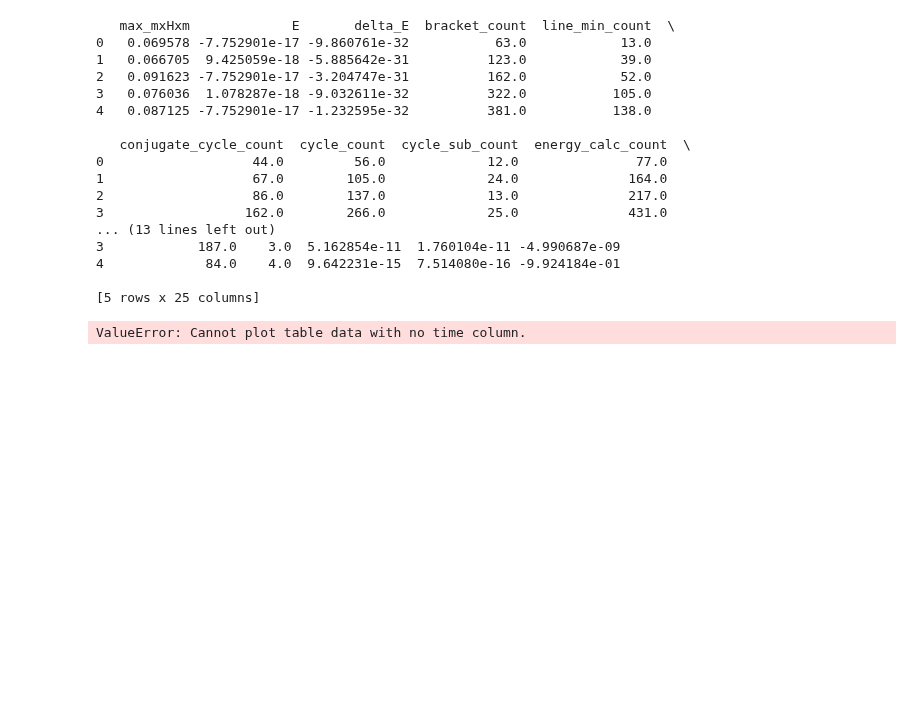
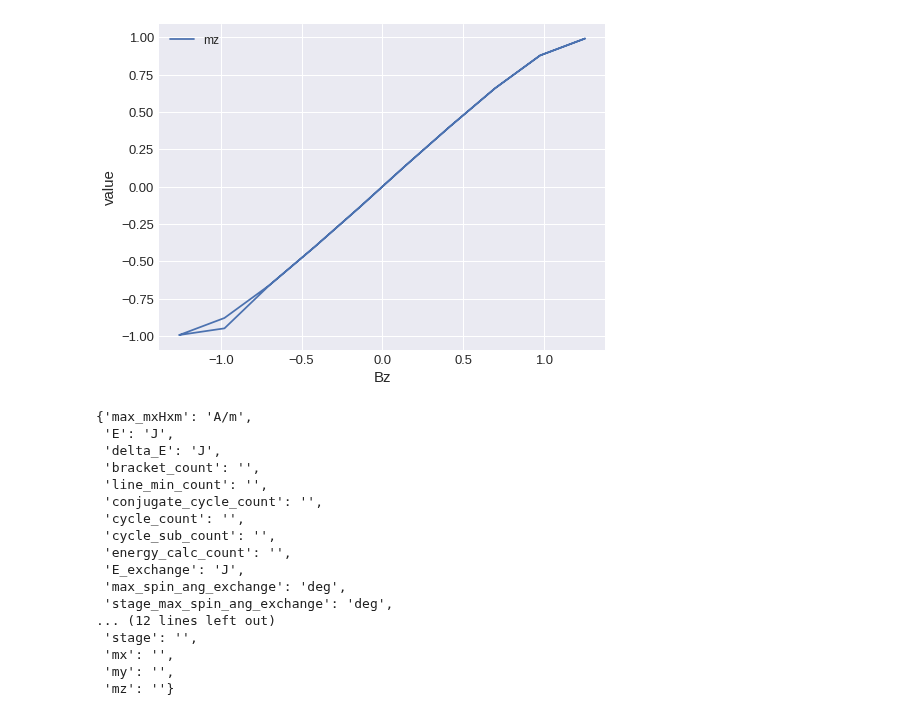
Before and after one commit to ubermag/oommfc, a Jupyter notebook: dev/hysteresis.ipynb, the cells around one changed output. Drawn from its saved outputs; the diff is of its cells as text; code cells hidden in the pictures; blank space fills up the shorter version.

Commit message:
New table interface.

```diff
--- a/dev/hysteresis.ipynb
+++ b/dev/hysteresis.ipynb
@@ -66,27 +66,27 @@ system.m.orientation((-20e-9, 0, 0))
+# %%
+system.table.mpl(x='Bz', y=['mz'])
+# %% [output]
+[figure, added]
 # %%
-system.table
+system.table.units
 # %% [output]
-   max_mxHxm             E       delta_E  bracket_count  line_min_count  \
-0   0.069578 -7.752901e-17 -9.860761e-32           63.0            13.0
-1   0.066705  9.425059e-18 -5.885642e-31          123.0            39.0
-2   0.091623 -7.752901e-17 -3.204747e-31          162.0            52.0
-3   0.076036  1.078287e-18 -9.032611e-32          322.0           105.0
-4   0.087125 -7.752901e-17 -1.232595e-32          381.0           138.0
-
-   conjugate_cycle_count  cycle_count  cycle_sub_count  energy_calc_count  \
-0                   44.0         56.0             12.0               77.0
-1                   67.0        105.0             24.0              164.0
-2                   86.0        137.0             13.0              217.0
-3                  162.0        266.0             25.0              431.0
-... (13 lines left out)
-3            187.0    3.0  5.162854e-11  1.760104e-11 -4.990687e-09
-4             84.0    4.0  9.642231e-15  7.514080e-16 -9.924184e-01
-
-[5 rows x 25 columns]
+{'max_mxHxm': 'A/m',
+ 'E': 'J',
+ 'delta_E': 'J',
+ 'bracket_count': '',
+ 'line_min_count': '',
+ 'conjugate_cycle_count': '',
+ 'cycle_count': '',
+ 'cycle_sub_count': '',
+ 'energy_calc_count': '',
+ 'E_exchange': 'J',
+ 'max_spin_ang_exchange': 'deg',
+ 'stage_max_spin_ang_exchange': 'deg',
+... (12 lines left out)
+ 'stage': '',
+ 'mx': '',
+ 'my': '',
+ 'mz': ''}
-# %%
-system.table.mpl(yaxis=['mz'])
-# %% [output]
-ValueError: Cannot plot table data with no time column.
 # %%
 system.table
 # %%
```
Also changed, not shown: parts of 3 cells of this notebook, 3 other files.
